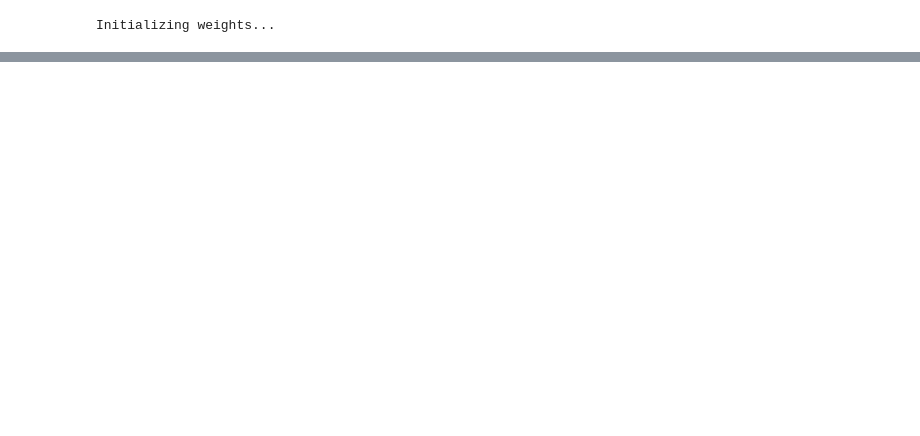
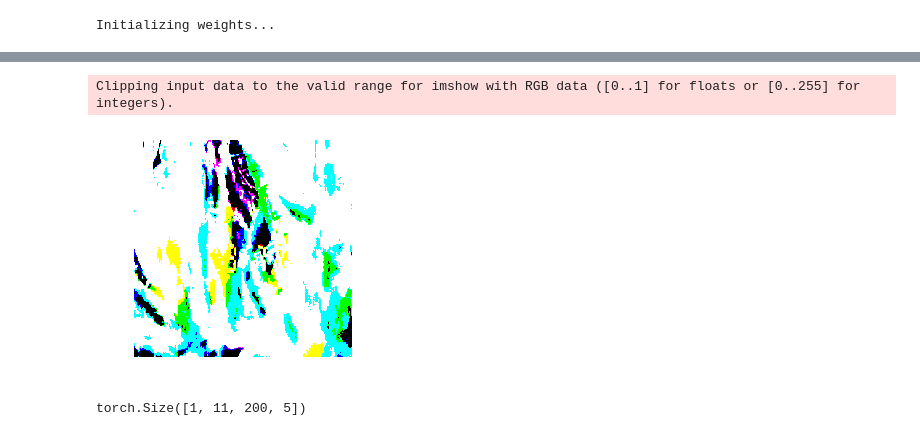
Before and after one commit to miyamotok0105/pytorch_handbook, a Jupyter notebook: chapter7/section7_4.ipynb, the cells around one changed output, grey strips where cells are left out. Saved outputs shown, nothing was run; the diff lists cells and outputs as text; code cells hidden in the pictures; blank space fills up the shorter version.

```diff
--- a/chapter7/section7_4.ipynb
+++ b/chapter7/section7_4.ipynb
@@ -350,0 +482,15 @@ iter 1190 || Loss: 6.3005 ||
+# %%
+# 画像のサイズを300×300に変更
+x = cv2.resize(image, (300, 300)).astype(np.float32)
+# 平均のRGBを引く
+x -= (104.0, 117.0, 123.0)
+x = x.astype(np.float32)
+# cv2のチャンネルの順番はBGR（青、緑、赤）なので、RGB（赤、緑、青）に入れ替える
+x = x[:, :, ::-1].copy()
+plt.axis('off')
+plt.imshow(x)
+# HWCの形状[300, 300, 3]をCHWの形状[3, 300,300]に変更
+x = torch.from_numpy(x).permute(2, 0, 1)
+# %% [output]
+Clipping input data to the valid range for imshow with RGB data ([0..1] for floats or [0..255] for integers).
+[figure, added]
@@ -350,0 +509,8 @@ iter 1190 || Loss: 6.3005 ||
+# %%
+# 1dim:num of data
+# 2dim:num of class
+# 3dim:confirm ranking
+# 4dim:confirm rate and coordinate
+y.shape
+# %% [output]
+torch.Size([1, 11, 200, 5])
```
Also changed, not shown: parts of 52 cells of this notebook.
